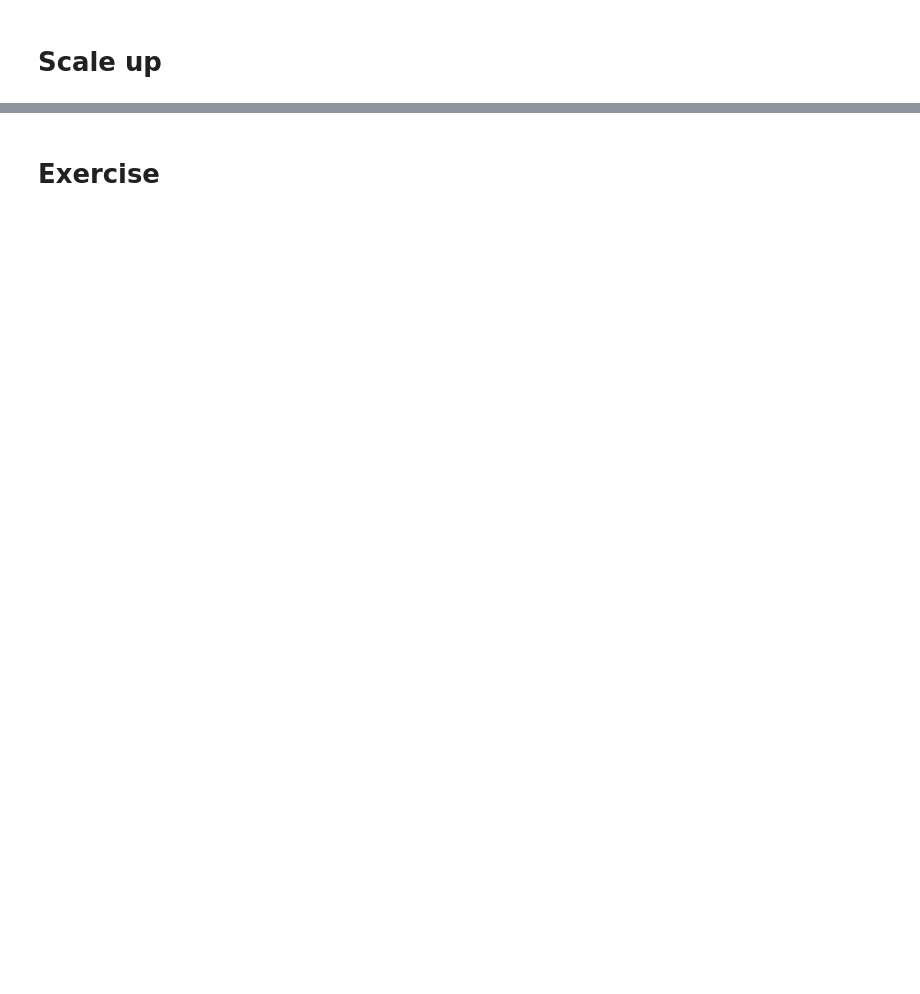
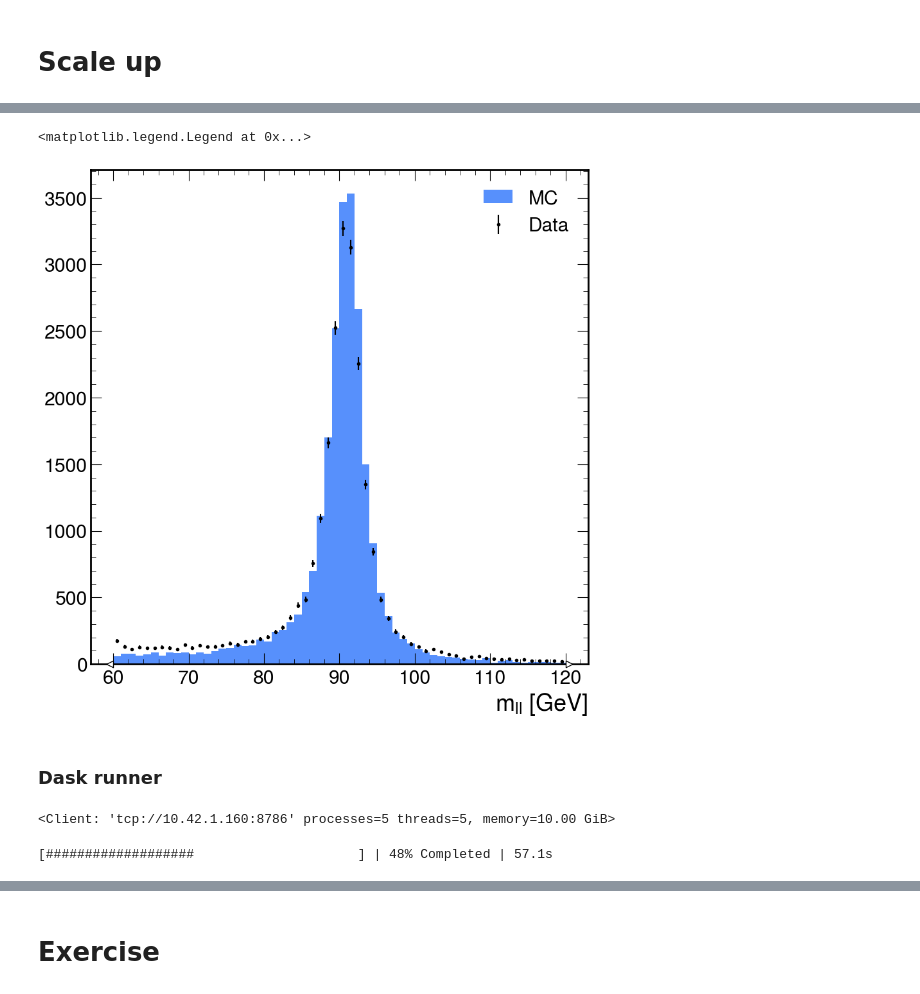
Before and after one commit to valsdav/PyHEPTutorial_INFN_InteractiveAnalysisWorkshop, a Jupyter notebook: 3_Coffea_analysis.ipynb, the cells around one changed output, grey strips where cells are left out. Cells and saved outputs as stored; diff of their text form; code cells hidden in the pictures; blank space fills up the shorter version.

```diff
--- a/3_Coffea_analysis.ipynb
+++ b/3_Coffea_analysis.ipynb
@@ -385,2 +746,6 @@ array([0.93984962, 0.98224852, 0.5       , ..., 0.58441558, 0.2173913 ,
 # %% [markdown]
 # Scale up
+# %%
+import yaml
+with open("datasets.yaml") as f:
+    fileset = yaml.safe_load(f)
@@ -386,0 +798,12 @@ array([0.93984962, 0.98224852, 0.5       , ..., 0.58441558, 0.2173913 ,
+# %%
+run = processor.Runner(
+            executor=processor.FuturesExecutor(workers=8),
+            chunksize=10000,
+            maxchunks=20,
+            #skipbadfiles=True,
+            schema=processor.NanoAODSchema,
+            format="root",
+        )
+output = run(fileset,
+             treename="Events",
+             processor_instance=MyProcessor())
@@ -386,0 +835,44 @@ array([0.93984962, 0.98224852, 0.5       , ..., 0.58441558, 0.2173913 ,
+# %%
+h_Data = output["DoubleMuon"]["histograms"]["mass"][{"region":"mm", "systematic":"nominal"}]
+h_MC = output["DYJetsToLL"]["histograms"]["mass"][{"region":"mm", "systematic":"nominal"}]
+
+rescaling = (h_Data.sum().value / h_MC.sum().value)
+h_MC *= rescaling  # rescaling just for plotting
+
+h_MC.plot(label="MC", histtype="fill")
+plt.errorbar(h_Data.axes[0].centers, h_Data.values(),
+             yerr= np.sqrt(h_Data.variances()),
+             marker=".", c="black", linestyle="none",
+            label="Data")
+
+plt.legend()
+# %% [output]
+<matplotlib.legend.Legend at 0x...>
+[figure, added]
+# %% [markdown]
+### Dask runner
+# %%
+from dask.distributed import Client
+
+client = Client("tcp://dask-davalsecchi-bco5n-scheduler.jhub:8786")
+client
+# %% [output]
+<Client: 'tcp://10.42.1.160:8786' processes=5 threads=5, memory=10.00 GiB>
+# %%
+dask_executor = processor.dask_executor(client=client,
+                                   treereduction=20,  # number of elements for map-reduce
+                                   retries = 5)
+
+run = processor.Runner(
+            executor=dask_executor,
+            chunksize=50000,
+            maxchunks=50,
+            #skipbadfiles=True,
+            schema=processor.NanoAODSchema,
+            format="root",
+        )
+output = run(fileset,
+             treename="Events",
+             processor_instance=MyProcessor())
+# %% [output]
+[###################                     ] | 48% Completed | 57.1s
```
Also changed, not shown: parts of 30 cells of this notebook, 1 other file.
